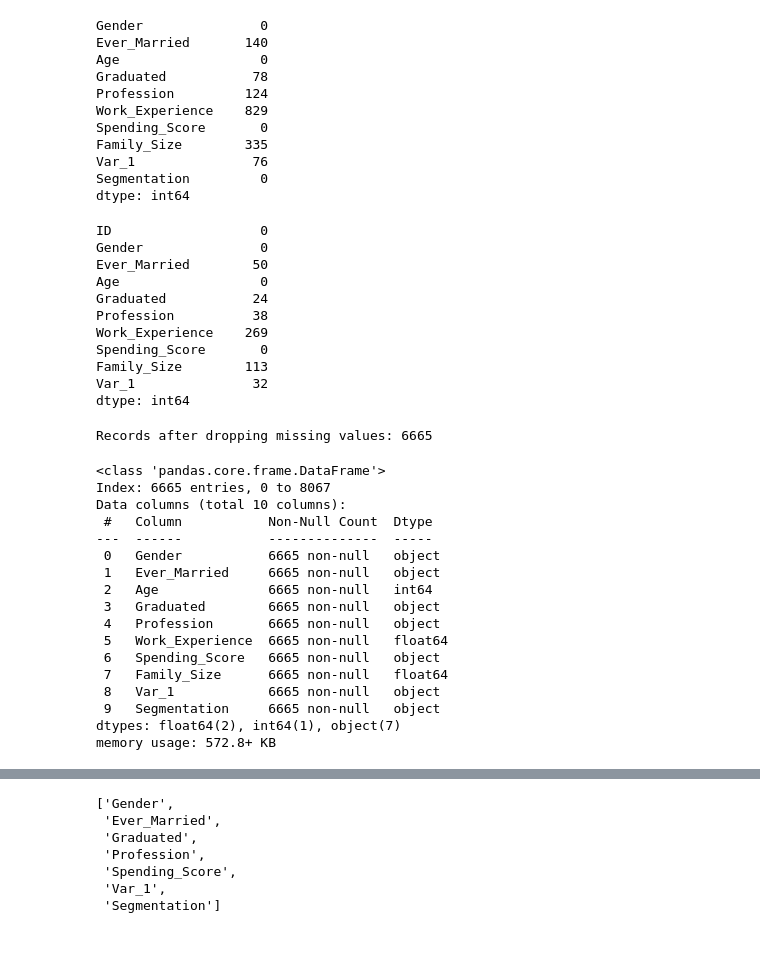
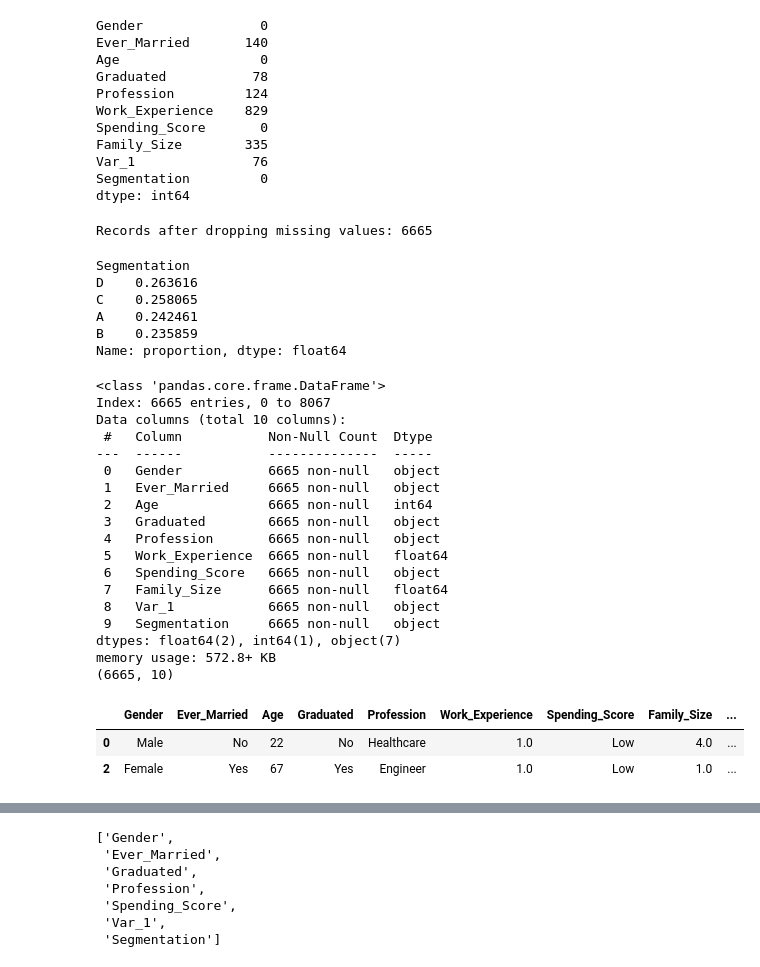
Before and after one commit to DomS1080/Data-Science, a Jupyter notebook: Projects/Customer/Customer.ipynb, the cells around one changed output, grey strips where cells are left out. Cells and saved outputs as stored; diff of their text form; code cells hidden in the pictures.

```diff
--- a/Projects/Customer/Customer.ipynb
+++ b/Projects/Customer/Customer.ipynb
@@ -94,30 +96,26 @@ Family_Size        335
 Var_1               76
 Segmentation         0
 dtype: int64
-# %%
-#Count missing values
-cust_test = df_test
-cust_test.isna().sum()
-# %% [output]
-ID                   0
-Gender               0
-Ever_Married        50
-Age                  0
-Graduated           24
-Profession          38
-Work_Experience    269
-Spending_Score       0
-Family_Size        113
-Var_1               32
-dtype: int64
 # %%
 #Drop records with missing values
 cust_train = cust_train.dropna()
 print("Records after dropping missing values: "+str(len(cust_train)))
 # %% [output]
 Records after dropping missing values: 6665
+# %%
+#Updated balance
+cust_train['Segmentation'].value_counts(normalize=True)
+# %% [output]
+Segmentation
+D    0.263616
+C    0.258065
+A    0.242461
+B    0.235859
+Name: proportion, dtype: float64
 # %%
+#Updated attributes
 cust_train.info()
+print(cust_train.shape)
 # %% [output]
 <class 'pandas.core.frame.DataFrame'>
 Index: 6665 entries, 0 to 8067
@@ -136,4 +134,11 @@ Data columns (total 10 columns):
  9   Segmentation     6665 non-null   object
 dtypes: float64(2), int64(1), object(7)
 memory usage: 572.8+ KB
+(6665, 10)
+# %%
+cust_train.head(2)
+# %% [output]
+|  | Gender | Ever_Married | Age | Graduated | Profession | Work_Experience | Spending_Score | Family_Size | ... |
+| 0 | Male | No | 22 | No | Healthcare | 1.0 | Low | 4.0 | ... |
+| 2 | Female | Yes | 67 | Yes | Engineer | 1.0 | Low | 1.0 | ... |
 # %%
```
Also changed, not shown: parts of 33 cells of this notebook.
